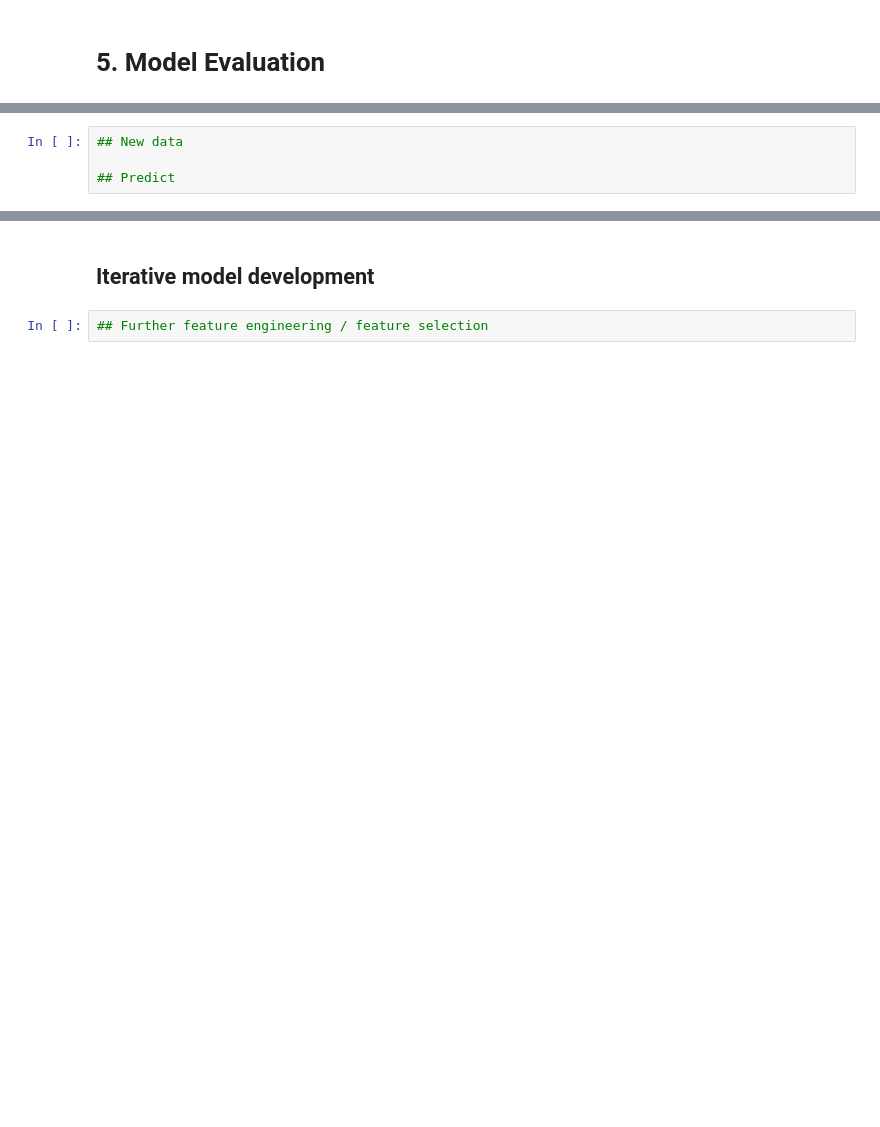
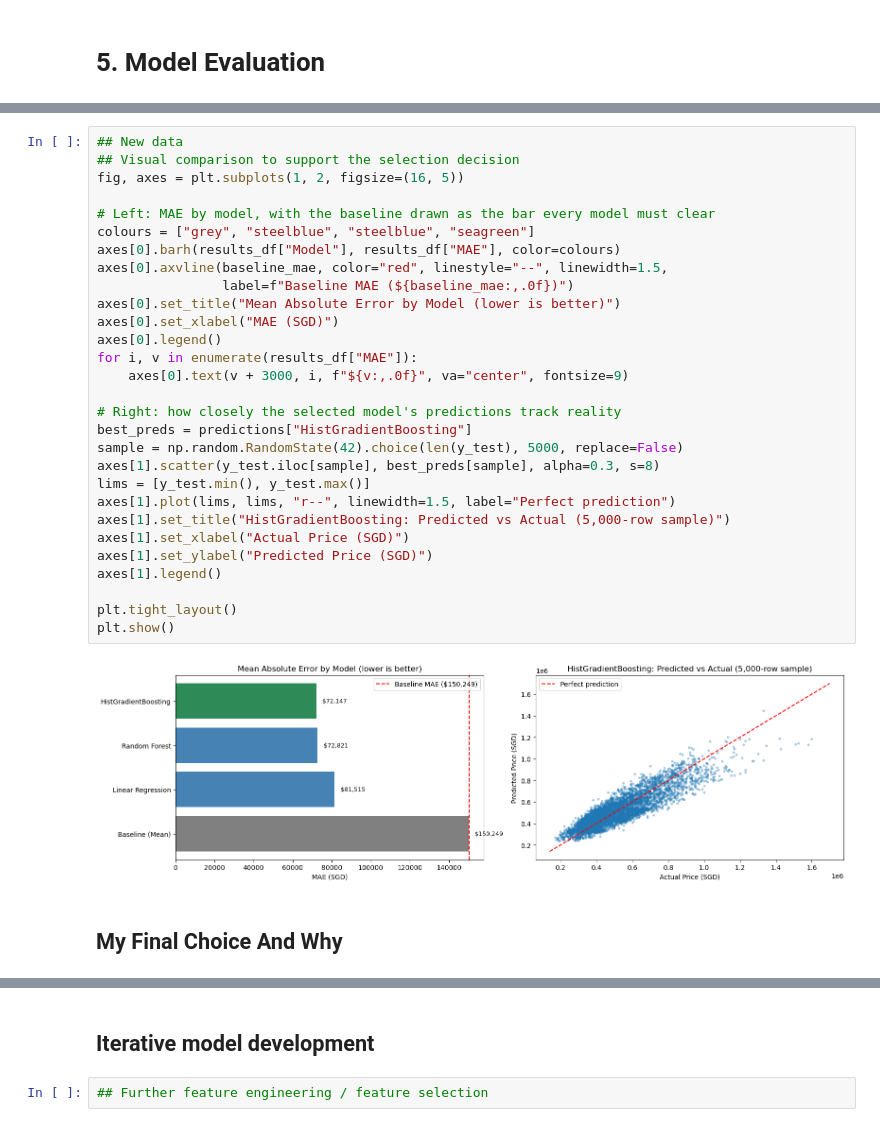
Before and after one commit to Timyi06/TimyiMLDPProject, a Jupyter notebook: MLDP Program Codes Submission Template.ipynb, the cells around one changed output, grey strips where cells are left out. Cells and saved outputs as stored; diff of their text form; blank space fills up the shorter version.

```diff
--- a/MLDP Program Codes Submission Template.ipynb
+++ b/MLDP Program Codes Submission Template.ipynb
@@ -416,4 +501,33 @@ i did a train-test split because evaluating a model on the same data it trained
 # %%
 ## New data
+## Visual comparison to support the selection decision
+fig, axes = plt.subplots(1, 2, figsize=(16, 5))
 
-## Predict
+# Left: MAE by model, with the baseline drawn as the bar every model must clear
+colours = ["grey", "steelblue", "steelblue", "seagreen"]
+axes[0].barh(results_df["Model"], results_df["MAE"], color=colours)
+axes[0].axvline(baseline_mae, color="red", linestyle="--", linewidth=1.5,
+                label=f"Baseline MAE (${baseline_mae:,.0f})")
+axes[0].set_title("Mean Absolute Error by Model (lower is better)")
+axes[0].set_xlabel("MAE (SGD)")
+axes[0].legend()
+for i, v in enumerate(results_df["MAE"]):
+    axes[0].text(v + 3000, i, f"${v:,.0f}", va="center", fontsize=9)
+
+# Right: how closely the selected model's predictions track reality
+best_preds = predictions["HistGradientBoosting"]
+sample = np.random.RandomState(42).choice(len(y_test), 5000, replace=False)
+axes[1].scatter(y_test.iloc[sample], best_preds[sample], alpha=0.3, s=8)
+lims = [y_test.min(), y_test.max()]
+axes[1].plot(lims, lims, "r--", linewidth=1.5, label="Perfect prediction")
+axes[1].set_title("HistGradientBoosting: Predicted vs Actual (5,000-row sample)")
+axes[1].set_xlabel("Actual Price (SGD)")
+axes[1].set_ylabel("Predicted Price (SGD)")
+axes[1].legend()
+
+plt.tight_layout()
+plt.show()
+# %% [output]
+[figure, added]
+# %% [markdown]
+## My Final Choice And Why
```
Also changed, not shown: parts of 5 cells of this notebook.
